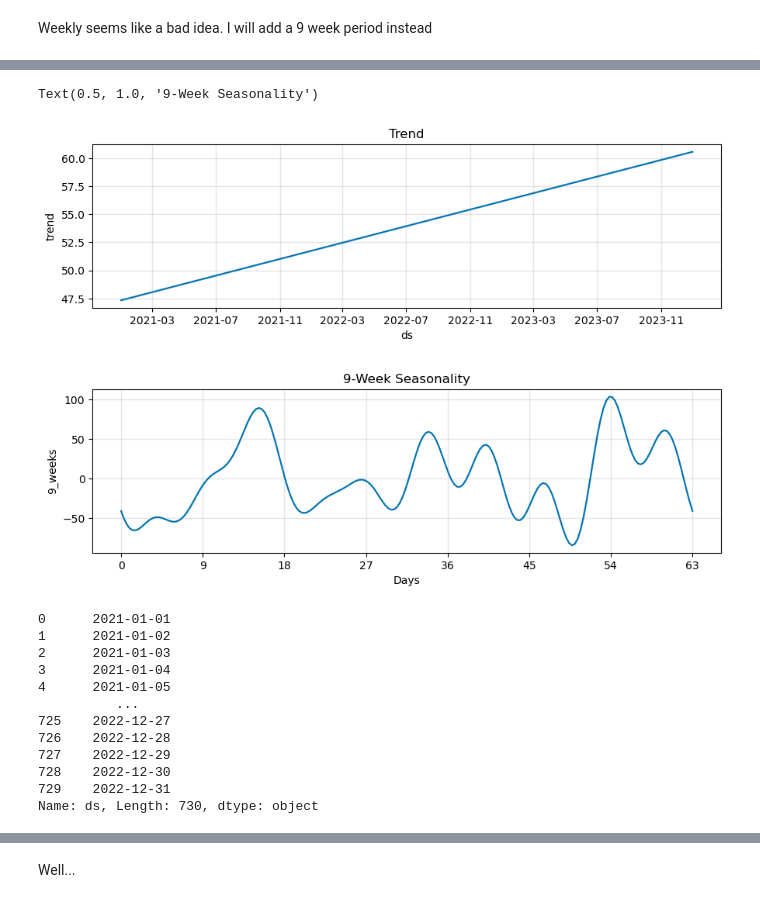
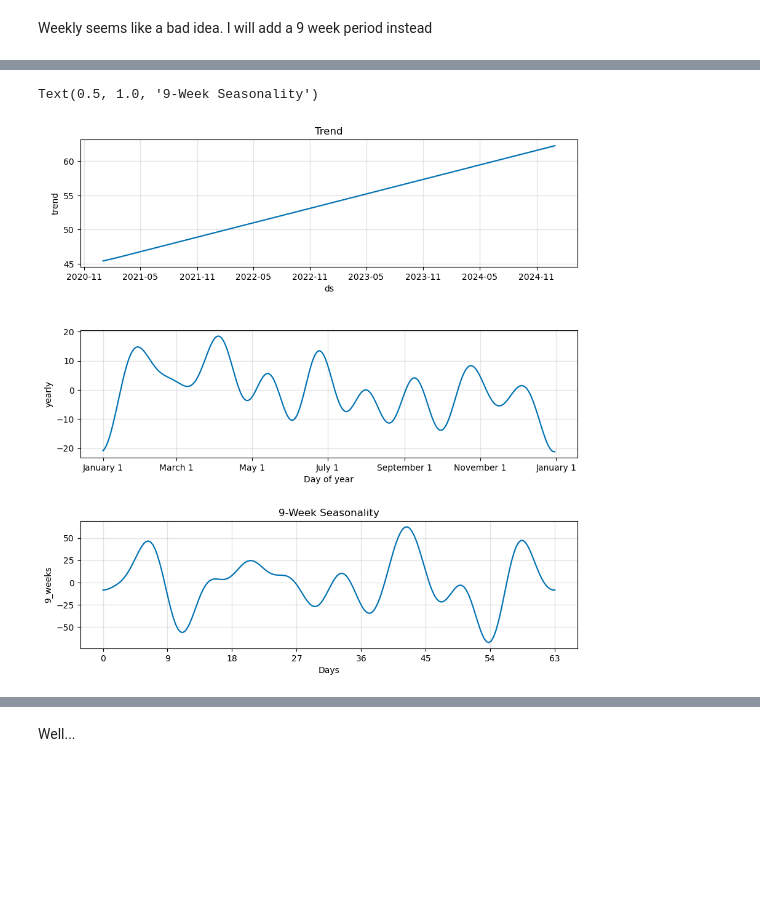
Before and after one commit to SaoodHMH/Prophet-kedro-pipeline-demo, a Jupyter notebook: Scenarios.ipynb, the cells around one changed output, grey strips where cells are left out. Saved outputs shown, nothing was run; the diff lists cells and outputs as text; code cells hidden in the pictures; blank space fills up the shorter version.

```diff
--- a/Scenarios.ipynb
+++ b/Scenarios.ipynb
@@ -67,6 +216,6 @@ Text(0.5, 1.0, 'Monthly Seasonality')
 # %%
 start_date = '2021-01-01'
-end_date = '2022-12-31'
+end_date = '2023-12-31'
 
 date_range = pd.date_range(start=start_date, end=end_date, freq='D')
 df = pd.DataFrame({'ds': date_range, 'y': 0})
@@ -142,8 +295,8 @@ fig2 = m.plot_components(forecast)
 # %% [markdown]
 Results are abysmal. We will try now changing df into 01-mm-yyyy
 # %%
-start_date = '2021-01-01'
-end_date = '2022-12-31'
+start_date = '2020-01-01'
+end_date = '2023-12-31'
 
 date_range = pd.date_range(start=start_date, end=end_date, freq='D')
 df = pd.DataFrame({'ds': date_range, 'y': 0})
@@ -216,7 +528,7 @@ Periods are random; causing chaos.
 # Small amounts every few weeks
 # %%
 start_date = '2021-01-01'
-end_date = '2022-12-31'
+end_date = '2023-12-31'
 
 date_range = pd.date_range(start=start_date, end=end_date, freq='D')
 df = pd.DataFrame({'ds': date_range, 'y': 0})
@@ -312,24 +625,9 @@ Text(0.5, 1.0, 'Customer Invests 1k AED Every 3-4 Weeks Forecast Plot')
 # %%
 fig2 = m.plot_components(forecast)
 plt.subplots_adjust(hspace=0.5)
-ax1, ax2 = fig2.get_axes()
+ax1, ax2, ax3 = fig2.get_axes()
 ax1.set_title("Trend")
-ax2.set_title("9-Week Seasonality")
+ax3.set_title("9-Week Seasonality")
 # %% [output]
 Text(0.5, 1.0, '9-Week Seasonality')
-[figure, old version]
+[figure, new version]
-# %%
-df['ds']
-# %% [output]
-0      2021-01-01
-1      2021-01-02
-2      2021-01-03
-3      2021-01-04
-4      2021-01-05
-          ...
-725    2022-12-27
-726    2022-12-28
-727    2022-12-29
-728    2022-12-30
-729    2022-12-31
-Name: ds, Length: 730, dtype: object
```
Also changed, not shown: parts of 76 cells of this notebook, 1 other file.
